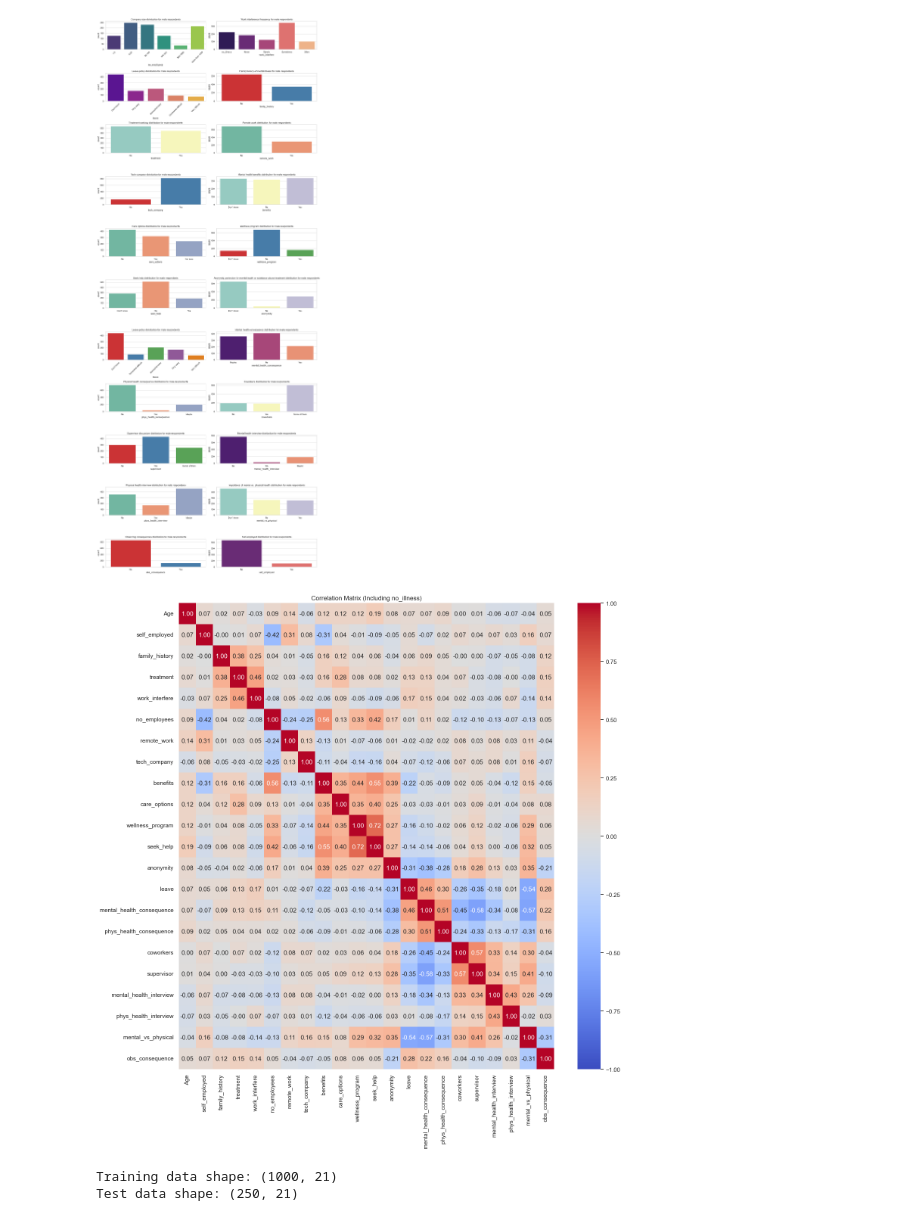
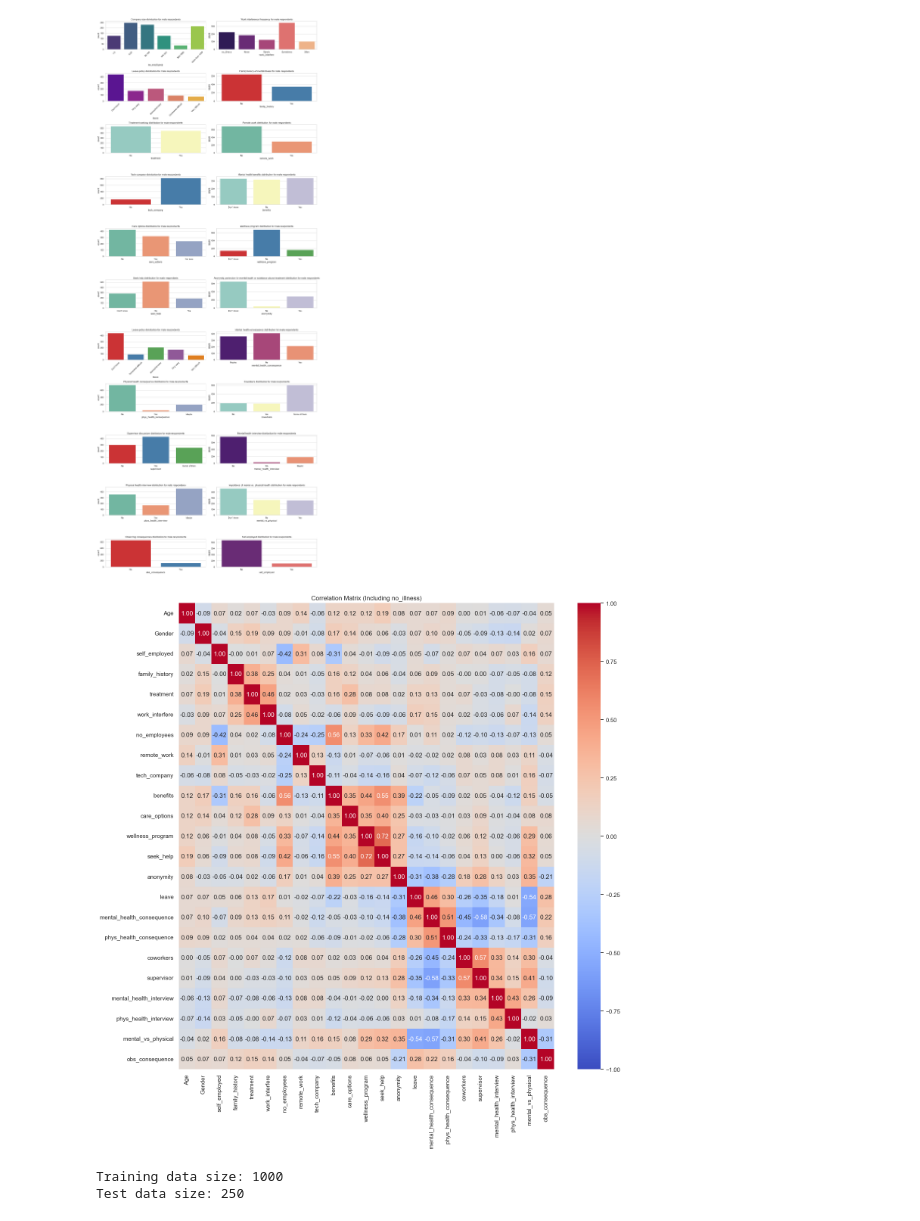
Before and after one commit to natalia5678/dm_project_imported, a Jupyter notebook: projDM.ipynb, the cells around one changed output. Drawn from its saved outputs; the diff is of its cells as text; code cells hidden in the pictures.

```diff
--- a/projDM.ipynb
+++ b/projDM.ipynb
@@ -817,41 +821,50 @@ binary_cols = ['family_history', 'treatment', 'self_employed', 'remote_work', 't
 for col in binary_cols:
     if col in df_encoded.columns:
         df_encoded[col] = df_encoded[col].map({'Yes': 1, 'No': 0})
+
+# binary encoding for gender column
+if 'Gender' in df_encoded.columns:
+    # 'Other' category is left out of this encoding due to its small sample size and possible disruption of the results depending on number assigned
+    df_encoded['Gender'] = df_encoded['Gender'].map({'Male': 0, 'Female': 1})
 
 # ordinal encoding with Maybe/Somewhat/Some of them as 1, Yes as 2 and No as 0
 ordinal_cols = ['mental_health_consequence', 'phys_health_consequence', 'coworkers', 'supervisor', 'mental_health_interview', 'phys_health_interview']
 for col in ordinal_cols:
     if col in df_encoded.columns:
         df_encoded[col] = df_encoded[col].map({'Yes': 2, 'Maybe': 1, 'Somewhat': 1, 'Some of them': 1, 'No': 0})
 
 # ordinal encoding for work_interfere (0 = Never, 4 = often)
 if 'work_interfere' in df_encoded.columns:
     interfere_map = {'Never': 0, 'Rarely': 1, 'Sometimes': 2, 'Often': 3}
     df_encoded['work_interfere'] = df_encoded['work_interfere'].map(interfere_map)
 
 # ordinal encoding for no_employees (0 = 1-5, 5 = More than 1000)
 if 'no_employees' in df_encoded.columns:
     employees_map = {'1-5': 0, '6-25': 1, '26-100': 2, '100-500': 3, '500-1000': 4, 'More than 1000': 5}
     df_encoded['no_employees'] = df_encoded['no_employees'].map(employees_map)
 
 # ordinal encoding for leave (0 = Very easy, 4 = Very difficult)
 if 'leave' in df_encoded.columns:
     leave_map = {'Very easy': 0, 'Somewhat easy': 1, 'Somewhat difficult': 2, 'Very difficult': 3}
     df_encoded['leave'] = df_encoded['leave'].map(leave_map)
 
-# heatmap
+# heatmap of correlations between attributes using Spearman's rank correlation coefficient, which is appropriate for ordinal and binary data
+# Country and state columns are left out of the correlation calculation since they are categorical variables with many unique values
+# NaN values (ambiguous answers like "Don't know" or no_illness category, created from originally NaN values, in work_interference)
+# are not included in the correlation calculation since they are considered to be outside of the scale,
+# pandas .corr() function automatically excludes them from the correlation calculation, so no additional handling is needed for these values in this context
 plt.figure(figsize=(16, 16))
 numeric_df = df_encoded.select_dtypes(include=[np.number])
 sns.heatmap(numeric_df.corr(method='spearman'), annot=True, cmap='coolwarm', fmt=".2f", vmin=-1, vmax=1)
 plt.title('Correlation Matrix (Including no_illness)')
 plt.show()
 # %% [output]
-[figure, old version]
+[figure, new version]
 # %%
 # dataset preparation for modeling
 
-# NaN values (which resulted from unmapped ambiguous answers like "Don't know") replaced with -1
-# this allows the decision tree to treat "Unknown" as a distinct mathematical category
+# rows with NaN values must be supplemented with -1 to represent separate category
+# if we were to drop rows with NaN values, we would lose a significant portion of the data
 df_model = numeric_df.fillna(-1)
 
 target = 'treatment'
@@ -859,9 +872,9 @@ X = df_model.drop(target, axis=1)
 y = df_model[target]
 X_train, X_test, y_train, y_test = train_test_split(X, y, test_size=0.2, random_state=42)
 
-print(f"Training data shape: {X_train.shape}")
-print(f"Test data shape: {X_test.shape}")
+print(f"Training data size: {len(X_train)}")
+print(f"Test data size: {len(X_test)}")
 # %% [output]
-Training data shape: (1000, 21)
-Test data shape: (250, 21)
+Training data size: 1000
+Test data size: 250
 # %%
```
Also changed, not shown: parts of 5 cells of this notebook.
